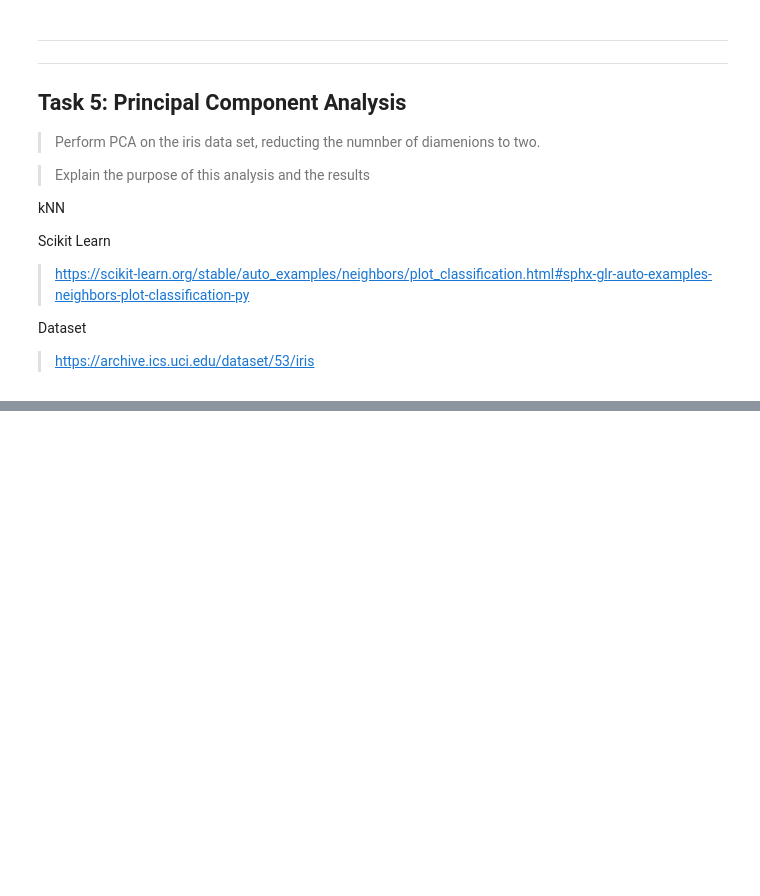
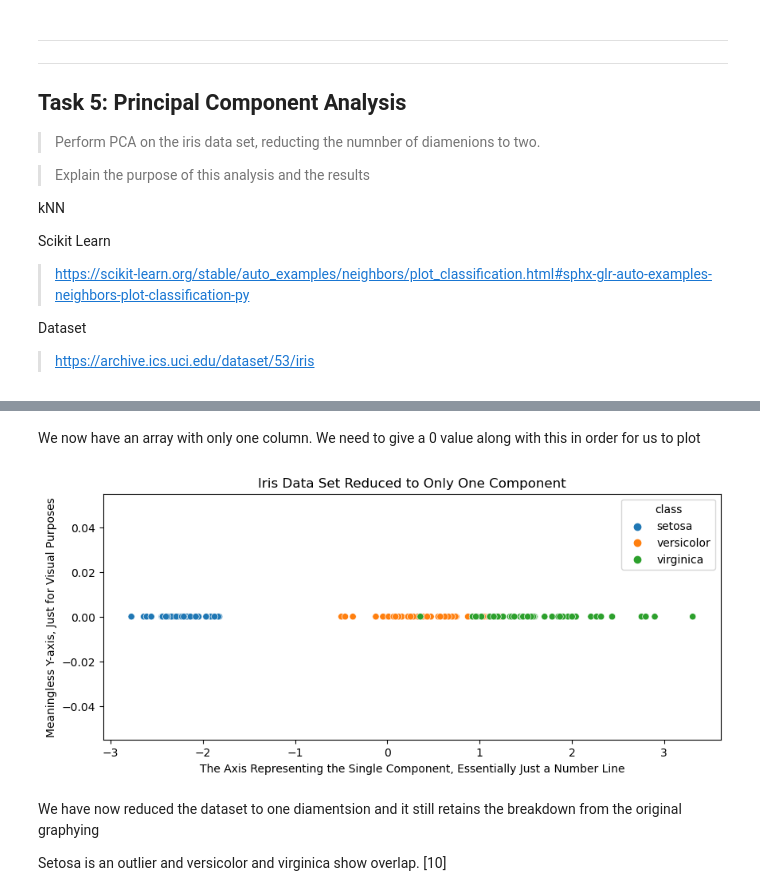
Before and after one commit to VCurry20/MachineLearning_Statistics, a Jupyter notebook: Tasks.ipynb, the cells around one changed output, grey strips where cells are left out. Drawn from its saved outputs; the diff is of its cells as text; code cells hidden in the pictures; blank space fills up the shorter version.

```diff
--- a/Tasks.ipynb
+++ b/Tasks.ipynb
@@ -1599,0 +1891,6 @@ Dataset
+# %%
+# reduce the components to 2
+pca1 = PCA(n_components=1)
+
+# show
+pca1
@@ -1599,0 +1899,5 @@ Dataset
+# %%
+pca_1 = pca1.fit_transform(scaled_features)
+
+# show
+pca_1
@@ -1599,0 +1922,34 @@ Dataset
+# %% [markdown]
+We now have an array with only one column. We need to give a 0 value along with this in order for us to plot
+# %%
+# create a list of 150 zeros
+# one for each of the above array points
+zeros = [0 for i in range(150)]
+
+# for each part of the above array
+# add a zero to it and output it to a new list
+# the new list of cororindates is called - solo components
+solo_components = []
+
+for i in pca_1:
+    solo_components.append(i[0])
+# %%
+# Lets plot this new version
+
+plt.figure(figsize = (10,4))
+
+sns.scatterplot(x=solo_components, y=zeros, hue=df['class'])
+
+plt.title('Iris Data Set Reduced to Only One Component')
+
+plt.ylabel('Meaningless Y-axis, Just for Visual Purposes')
+
+plt.xlabel('The Axis Representing the Single Component, Essentially Just a Number Line')
+
+plt.show()
+# %% [output]
+[figure, added]
+# %% [markdown]
+We have now reduced the dataset to one diamentsion and it still retains the breakdown from the original graphying
+
+Setosa is an outlier and versicolor and virginica show overlap. [10]
```
Also changed, not shown: parts of 31 cells of this notebook.
